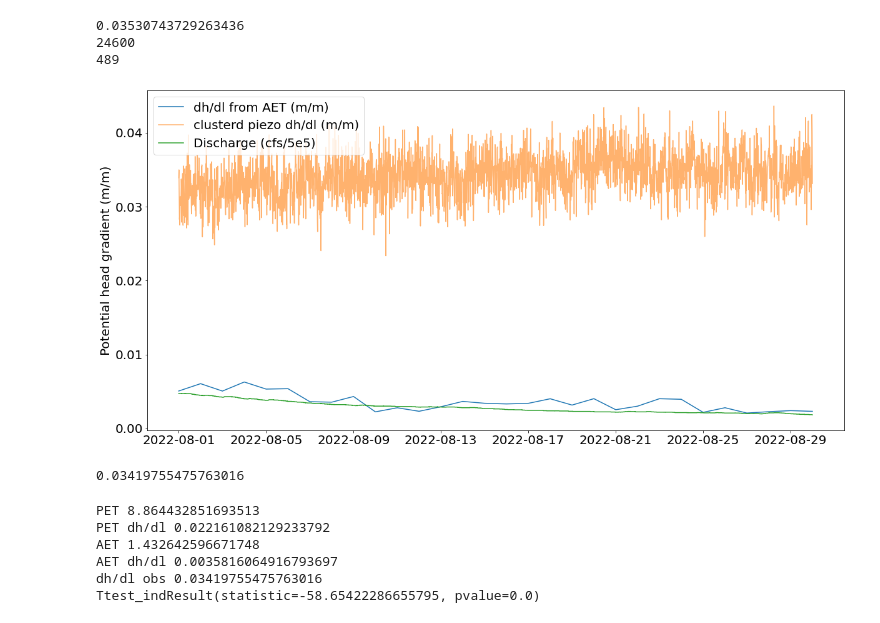
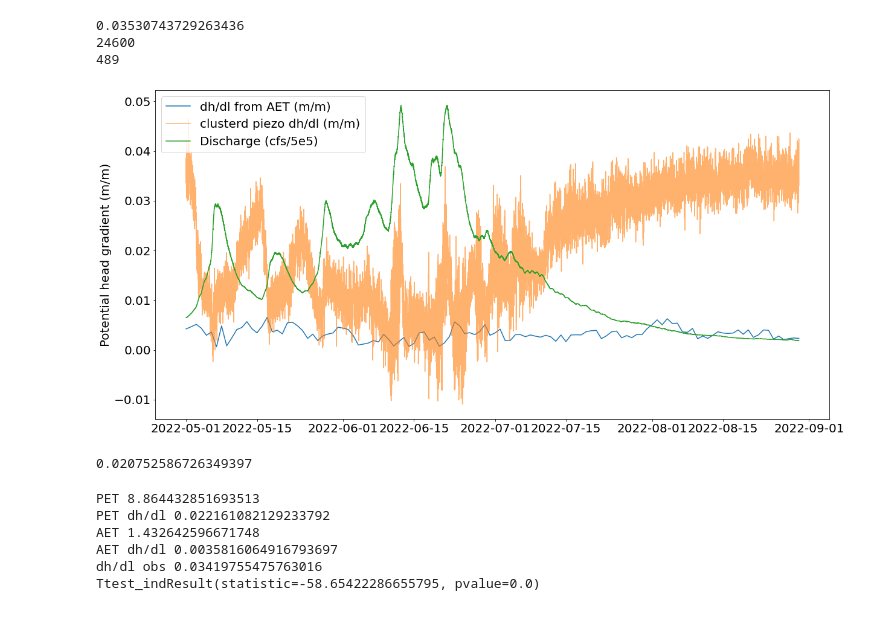
Before and after one commit to Harry1496/Capstone-Code, a Jupyter notebook: Prelim_Results.ipynb, the cells around one changed output. Drawn from its saved outputs; the diff is of its cells as text; code cells hidden in the pictures.

```diff
--- a/Prelim_Results.ipynb
+++ b/Prelim_Results.ipynb
@@ -286,40 +286,40 @@ print(disch_df['cfs'].min())
 #Calculating Potential dh/dl for AET
 
 #potential head gradient for August
-ph_start = dt.datetime(2022,8,1)
+ph_start = dt.datetime(2022,5,1)
 ph_end = dt.datetime(2022,8,30)
 phA_clim = AET.loc[(AET.index>=ph_start) & (AET.index<=ph_end)]
 p_h = p_h.loc[(p_h.index>=ph_start) & (p_h.index<=ph_end)]
 
 
 dh_aug = dh.loc[(dh.index>=ph_start) & (dh.index<=ph_end)]
 
 disch = disch_df['cfs']/500000
 disch = disch.loc[(disch.index>=ph_start) & (disch.index<=ph_end)]
 
 k = 400 #m/d
 pA_h = phA_clim/(k*1000) * 1000
 #print(p_h, 'm/m')
 #print(pA_h, 'm/m')
 
 fig3,ax = plt.subplots(figsize=(20,10))
 #plt.plot(p_h.index,p_h)
 plt.plot(pA_h.index,pA_h,label='dh/dl from AET (m/m)')
 #plt.plot(p_h.index,p_h)
 plt.plot(dh_aug.index,dh_aug,alpha=0.6,label='clusterd piezo dh/dl (m/m)')
 plt.plot(disch.index,disch,label='Discharge (cfs/5e5) ')
 #plt.plot(phA_clim.index, phA_clim)
 plt.ylabel('Potential head gradient (m/m)')
 plt.title('')
 ax.legend(loc="upper left")
 
 plt.show()
 
 
 dh_aug.mean()
 # %% [output]
-[figure, old version]
+[figure, new version]
-0.03419755475763016
+0.020752586726349397
 # %%
 #fig = go.Figure()
 
```
